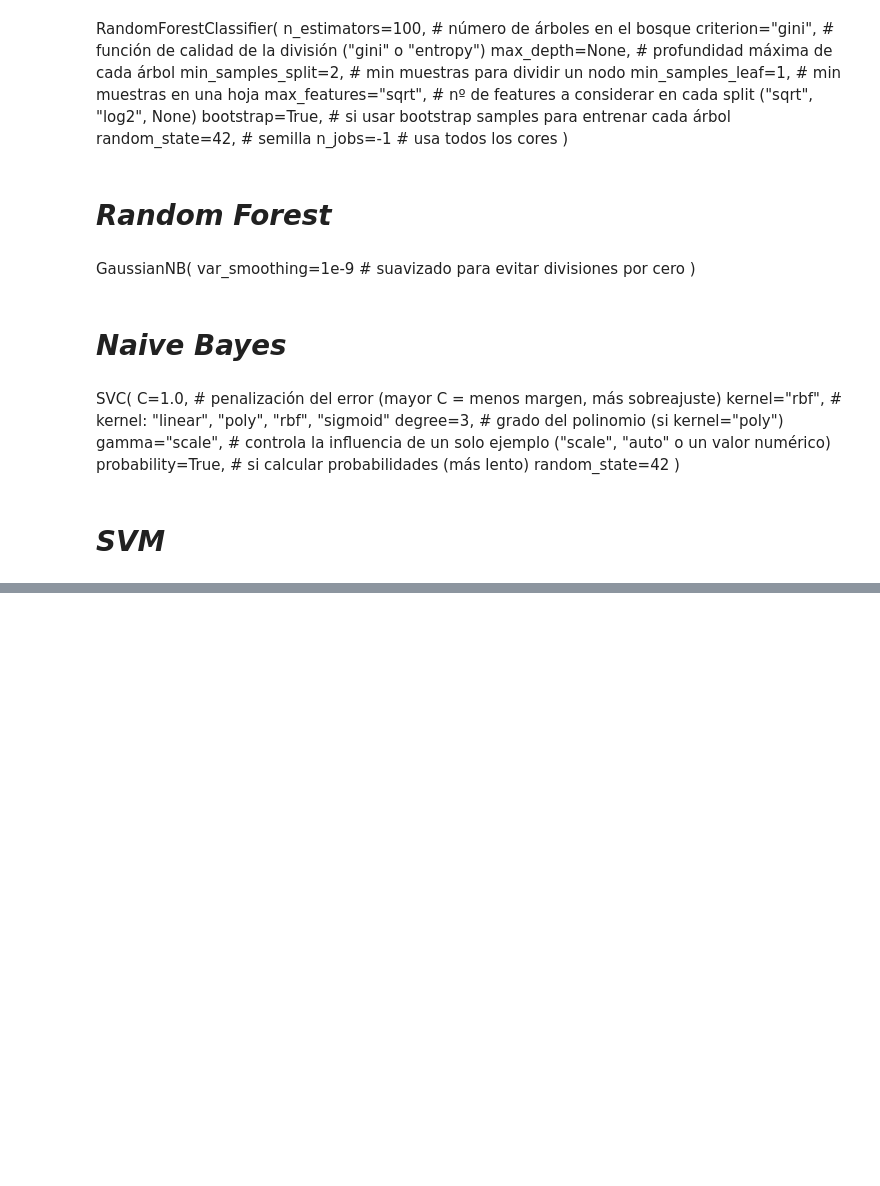
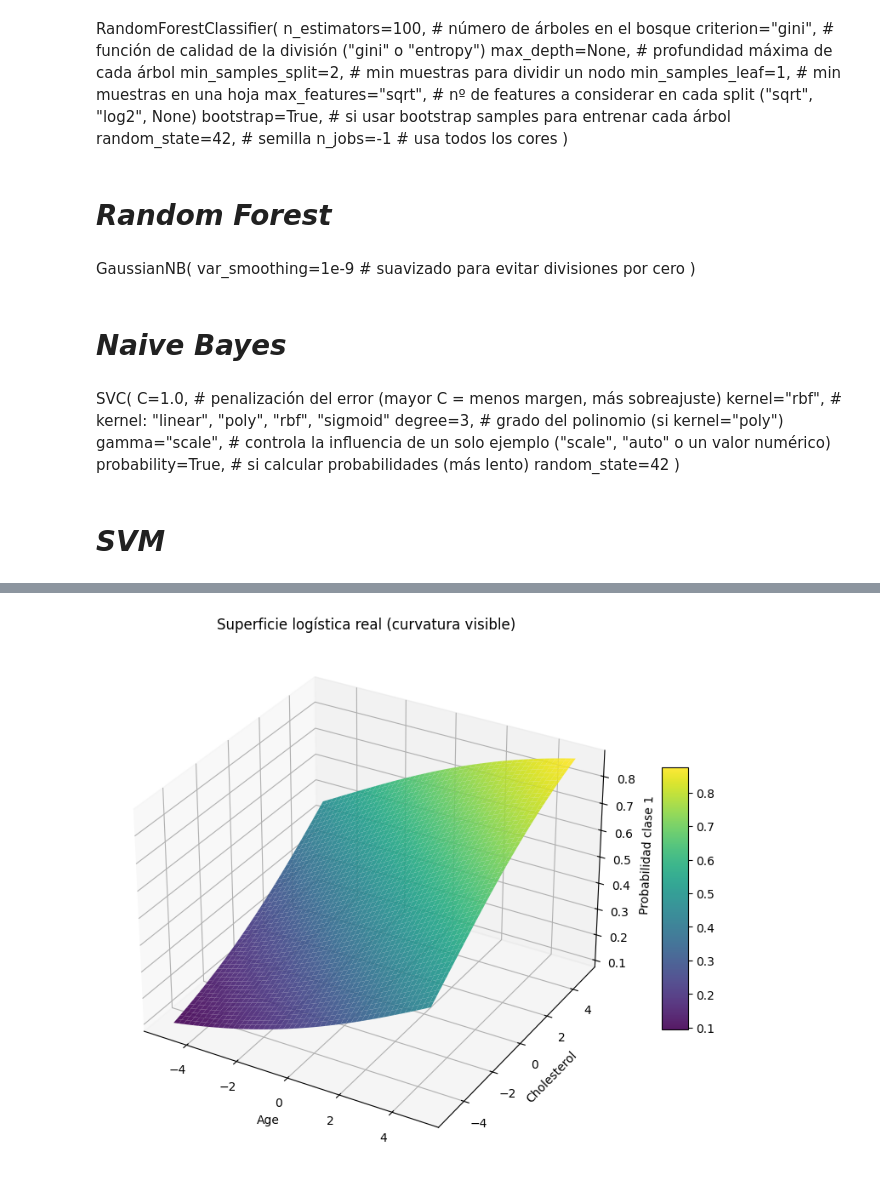
Before and after one commit to NicolasSeivane/Seivane_Nicolas_Proyecto_Integrador, a Jupyter notebook: heart/entrenar_modelos.ipynb, the cells around one changed output, grey strips where cells are left out. Saved outputs shown, nothing was run; the diff lists cells and outputs as text; code cells hidden in the pictures; blank space fills up the shorter version.

```diff
--- a/heart/entrenar_modelos.ipynb
+++ b/heart/entrenar_modelos.ipynb
@@ -1100,0 +1214,56 @@ with open("Random_Forest_resultados_Corazon_atributos.txt", "w") as f: # Added f
+# %%
+import numpy as np
+import matplotlib.pyplot as plt
+from mpl_toolkits.mplot3d import Axes3D
+
+# Seleccioná dos features
+feature_x = "Age"
+feature_y = "Cholesterol"
+
+# Obtener los nombres del modelo
+features = best_lr_model.feature_names_in_
+
+# Crear rangos AMPLIOS para ver la curvatura real
+x_vals = np.linspace(-5, 5, 200)
+y_vals = np.linspace(-5, 5, 200)
+
+xx, yy = np.meshgrid(x_vals, y_vals)
+
+# Media base del dataset
+means = datos[features].mean()
+
+# Construir matriz de grid
+X_grid = []
+for x_, y_ in zip(xx.ravel(), yy.ravel()):
+    row = means.copy()
+    row[feature_x] = x_
+    row[feature_y] = y_
+    X_grid.append(row.values)
+
+X_grid = np.array(X_grid)
+
+# Probabilidades predichas
+probs = best_lr_model.predict_proba(X_grid)[:, 1]
+probs = probs.reshape(xx.shape)
+
+# ----- GRÁFICO 3D -----
+fig = plt.figure(figsize=(10, 8))
+ax = fig.add_subplot(111, projection='3d')
+
+surf = ax.plot_surface(
+    xx, yy, probs,
+    cmap="viridis",
+    alpha=0.9,
+    edgecolor='none'
+)
+
+ax.set_xlabel(feature_x)
+ax.set_ylabel(feature_y)
+ax.set_zlabel("Probabilidad clase 1")
+ax.set_title("Superficie logística real (curvatura visible)")
+
+fig.colorbar(surf, shrink=0.5, aspect=10)
+
+plt.show()
+# %% [output]
+[figure, added]
```
Also changed, not shown: parts of 15 cells of this notebook, 16 other files.
